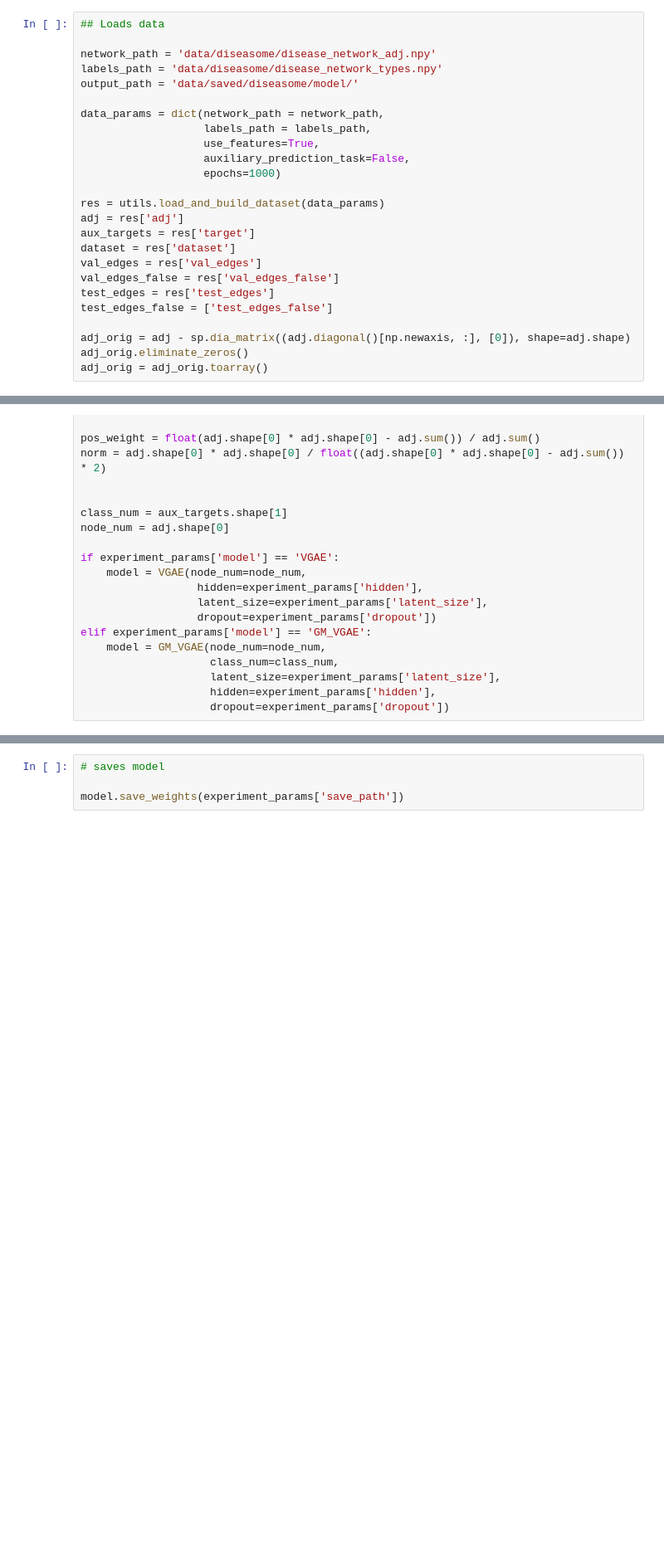
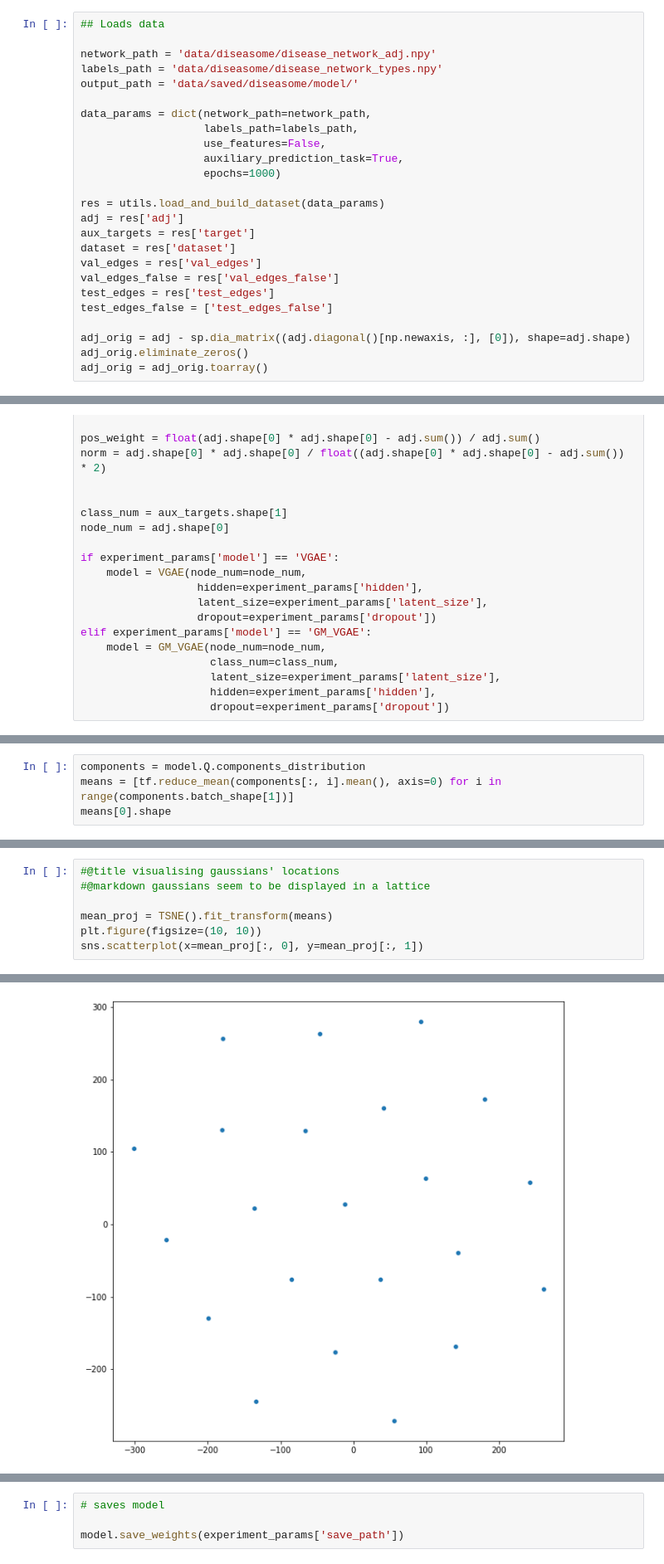
Before and after one commit to EdoardoPona/GVAE, a Jupyter notebook: train.ipynb, the cells around one changed output, grey strips where cells are left out. Shown: that part at 83% size. Cells and saved outputs as stored; diff of their text form; blank space fills up the shorter version.

```diff
--- a/train.ipynb
+++ b/train.ipynb
@@ -44,10 +42,10 @@ network_path = 'data/diseasome/disease_network_adj.npy'
 labels_path = 'data/diseasome/disease_network_types.npy'
 output_path = 'data/saved/diseasome/model/'
 
-data_params = dict(network_path = network_path,
-                   labels_path = labels_path,
-                   use_features=True,
-                   auxiliary_prediction_task=False,
+data_params = dict(network_path=network_path,
+                   labels_path=labels_path,
+                   use_features=False,
+                   auxiliary_prediction_task=True,
                    epochs=1000)
 
 res = utils.load_and_build_dataset(data_params)
@@ -315,0 +342,4 @@ axs[5].plot(moving_average(VAL_AP_SCORE, 20))
+# %%
+components = model.Q.components_distribution
+means = [tf.reduce_mean(components[:, i].mean(), axis=0) for i in range(components.batch_shape[1])]
+means[0].shape
@@ -315,0 +348,8 @@ axs[5].plot(moving_average(VAL_AP_SCORE, 20))
+# %%
+#@title visualising gaussians' locations
+#@markdown gaussians seem to be displayed in a lattice
+
+mean_proj = TSNE().fit_transform(means)
+plt.figure(figsize=(10, 10))
+sns.scatterplot(x=mean_proj[:, 0], y=mean_proj[:, 1])
+# %% [output]
@@ -315,0 +357 @@ axs[5].plot(moving_average(VAL_AP_SCORE, 20))
+[figure, added]
```
Also changed, not shown: parts of 8 cells of this notebook, 18 other files.
